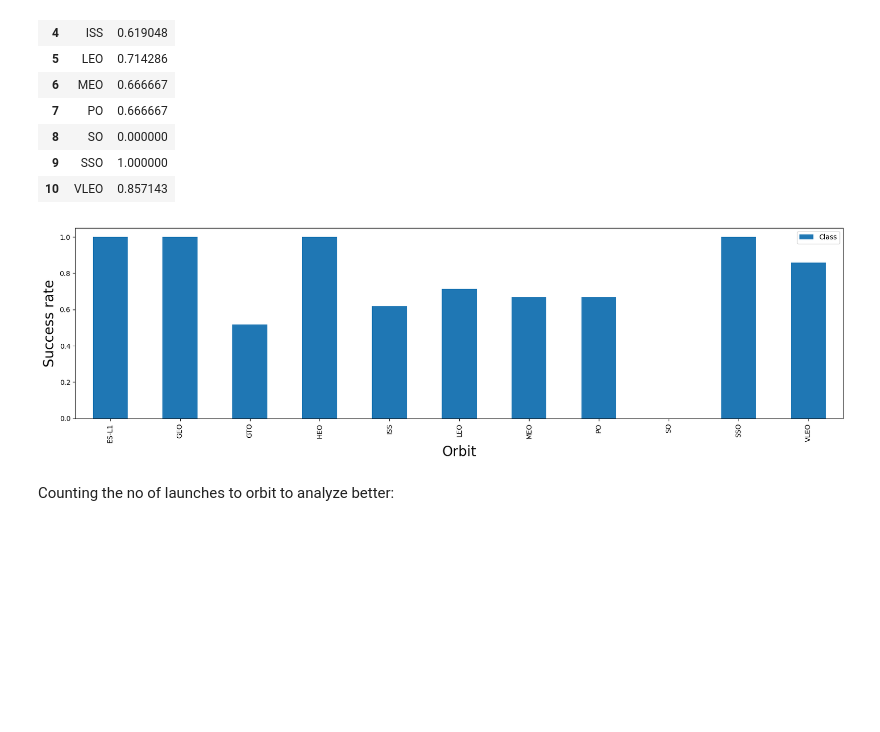
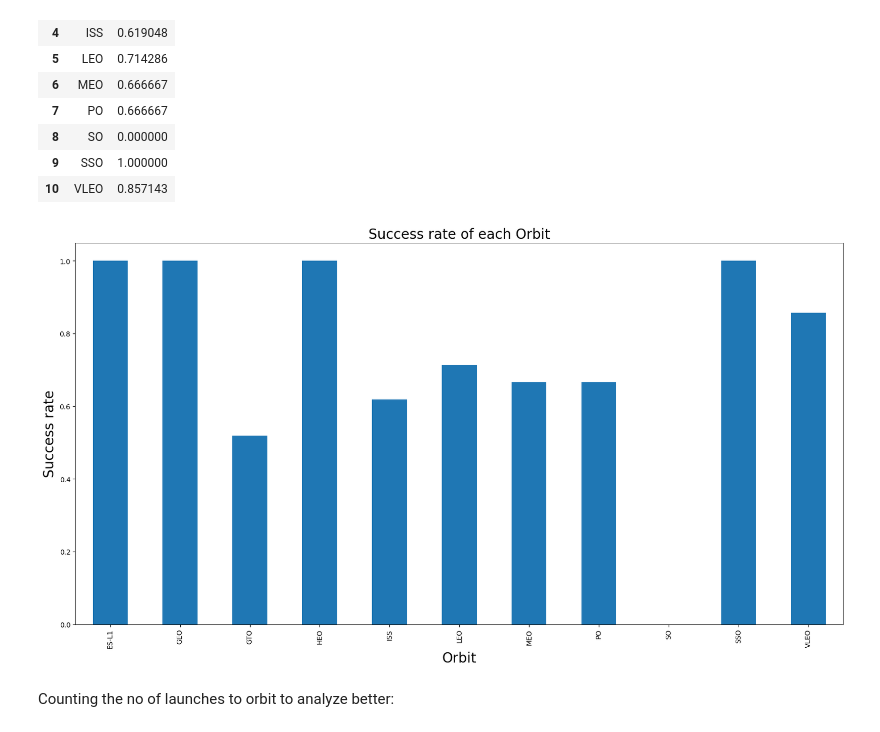
Before and after one commit to Ayush-Priyam/SpaceX-Falcon9-Landing-Prediction-Capstone-Project, a Jupyter notebook: EDA using Data Visualization.ipynb, the cells around one changed output. Cells and saved outputs as stored; diff of their text form; code cells hidden in the pictures; blank space fills up the shorter version.

```diff
--- a/EDA using Data Visualization.ipynb
+++ b/EDA using Data Visualization.ipynb
@@ -123,12 +128,13 @@ dfg
 | 10 | VLEO | 0.857143 |
 # %%
 #plotting now
-dfg.plot(kind='bar', x='Orbit', y='Class', figsize=(20, 5))
+dfg.plot(kind='bar', x='Orbit', y='Class', figsize=(20, 10), legend=None)
 plt.xlabel("Orbit", fontsize=20)
 plt.ylabel("Success rate", fontsize=20)
+plt.title("Success rate of each Orbit", fontsize=20)
 plt.show()
 # %% [output]
-[figure, old version]
+[figure, new version]
 # %% [markdown]
 Counting the no of launches to orbit to analyze better:
 # %%
```
Also changed, not shown: parts of 5 cells of this notebook, 1 other file.
